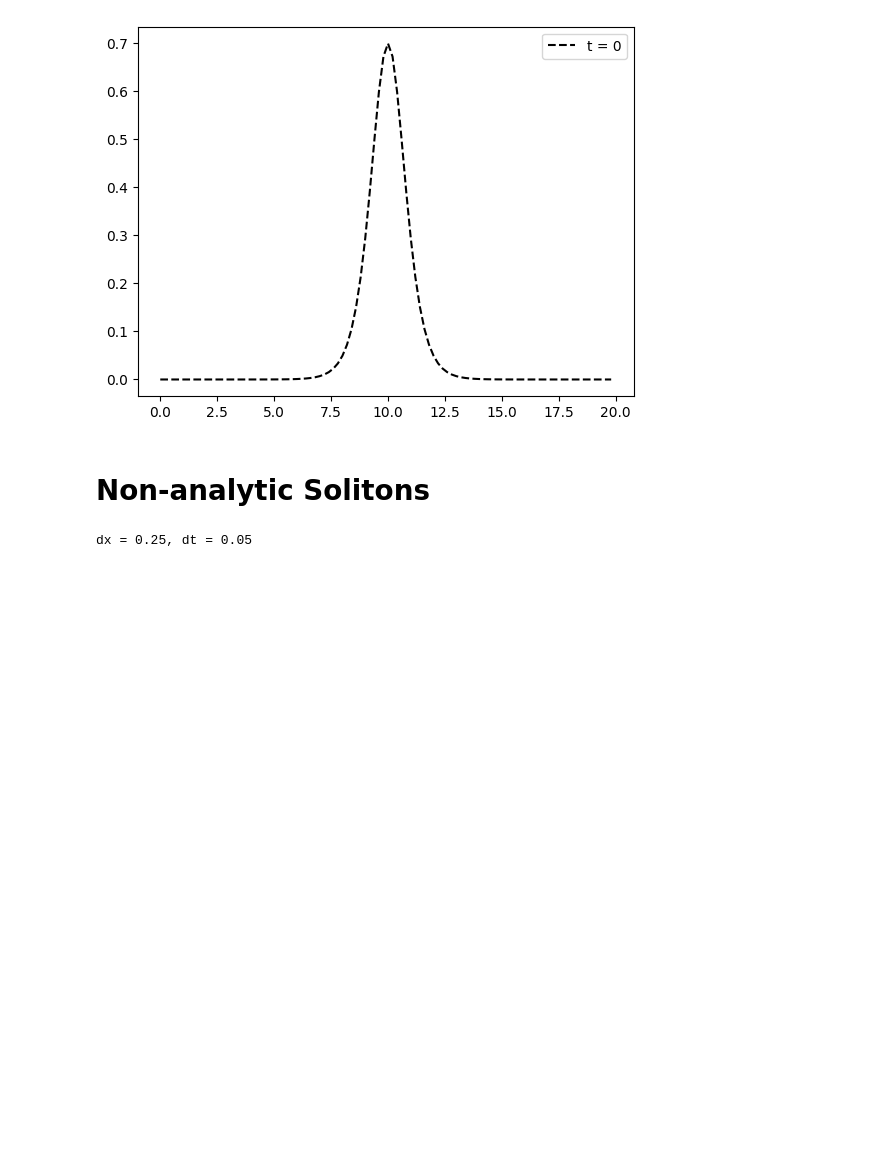
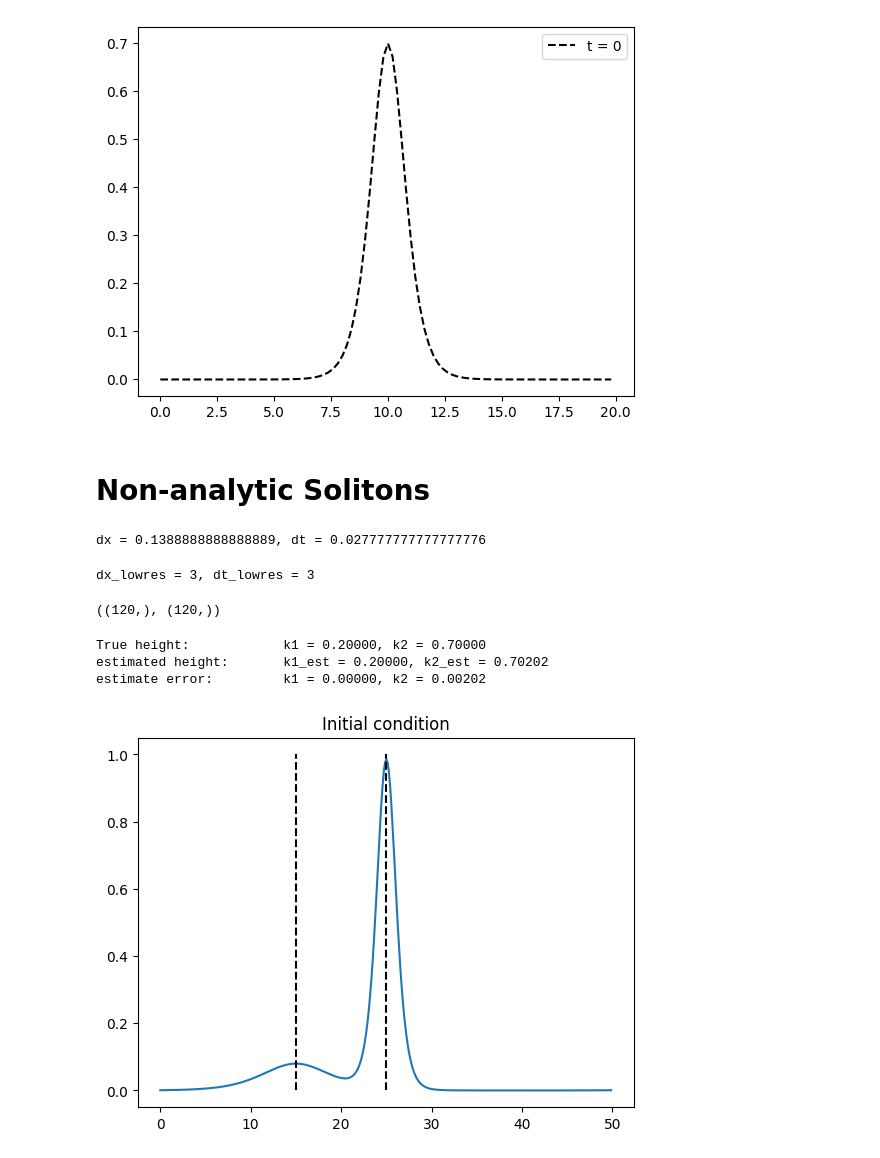
Before and after one commit to Kohmann/master-GAN, a Jupyter notebook: waveEquations/kdv_minimal.ipynb, the cells around one changed output. Cells and saved outputs as stored; diff of their text form; code cells hidden in the pictures; blank space fills up the shorter version.

```diff
--- a/waveEquations/kdv_minimal.ipynb
+++ b/waveEquations/kdv_minimal.ipynb
@@ -91,12 +91,23 @@ gamma = 1.0
 t_max = 10
 c = 2 # the speed and two times the height of the wave
 P = 50  # period
-M = 200  # number of spatial points
-N = 200 # number of temporal points
+M = 360  # number of spatial points,
+N = 360 #= 360 # number of temporal points
 lower, upper = .2, .7 # lower and upper bounds for wave init heights
 # Grids
 x, dx = grid(P, M) # spatial grid
 t, dt = grid(t_max, N) # temporal grid
 print(f"dx = {dx}, dt = {dt}")
 # %% [output]
-dx = 0.25, dt = 0.05
+dx = 0.1388888888888889, dt = 0.027777777777777776
+# %%
+x_res = 120
+dx_lowres = M // x_res
+
+t_res = 120
+dt_lowres = N // t_res
+print(f"dx_lowres = {dx_lowres}, dt_lowres = {dt_lowres}")
+t[::dt_lowres].shape, x[::dt_lowres].shape
+# %% [output]
+dx_lowres = 3, dt_lowres = 3
+((120,), (120,))
@@ -102,0 +121,15 @@ dx = 0.25, dt = 0.05
+# %%
+# FULL RESOLUTION
+plt.plot(x, u0); plt.title('Initial condition');
+plt.vlines([P/2 - P*0.2, P/2], 0, 1, colors='k', linestyles='--');
+print(f"True height:\t\tk1 = {k1:.5f}, k2 = {k2:.5f}")
+
+k1_est = np.sqrt(u0[int(M/2 - M*0.2)]/2)
+k2_est = np.sqrt(u0[int(M/2)]/2)
+print(f"estimated height:\tk1_est = {k1_est:.5f}, k2_est = {k2_est:.5f}")
+print(f"estimate error:\t\tk1 = {np.abs(k1-k1_est):.5f}, k2 = {np.abs(k2-k2_est):.5f}")
+# %% [output]
+True height:            k1 = 0.20000, k2 = 0.70000
+estimated height:       k1_est = 0.20000, k2_est = 0.70202
+estimate error:         k1 = 0.00000, k2 = 0.00202
+[figure, added]
```
Also changed, not shown: parts of 17 cells of this notebook, 1 other file.
